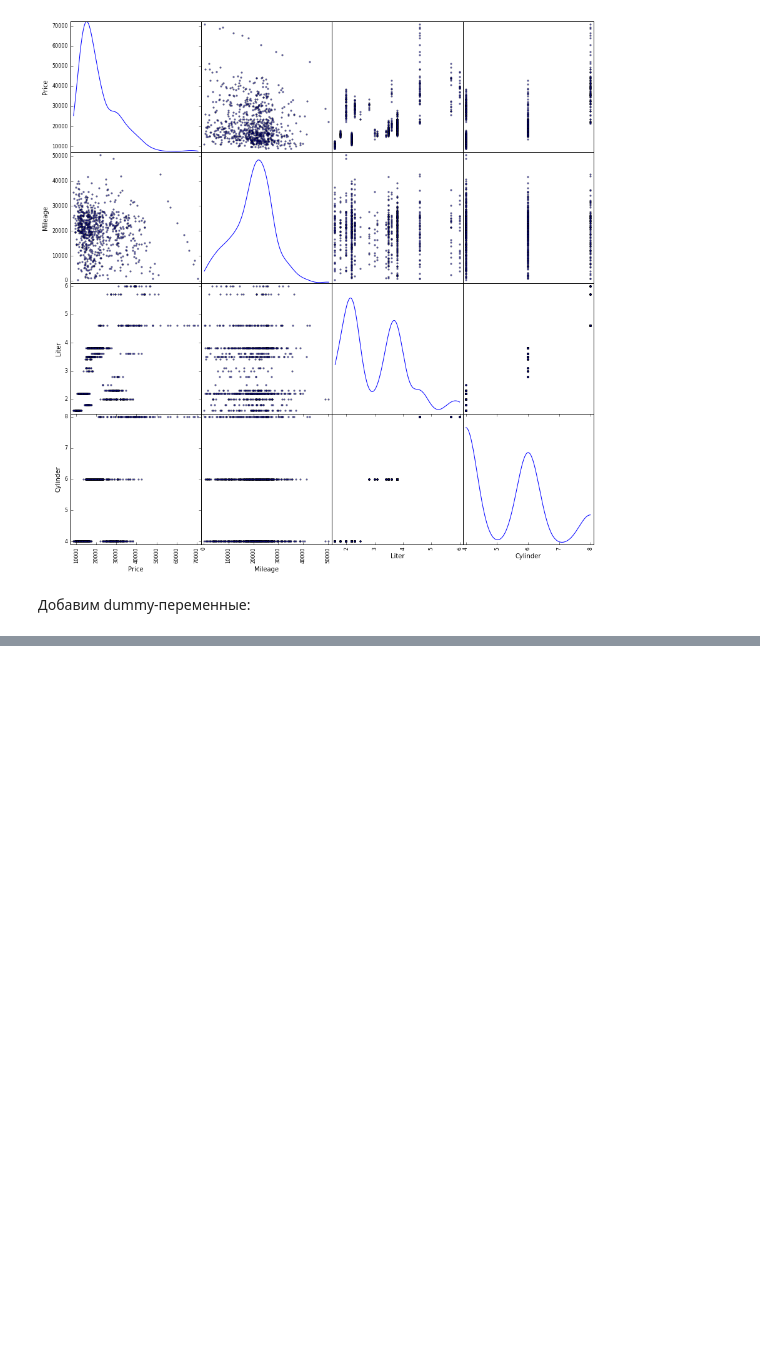
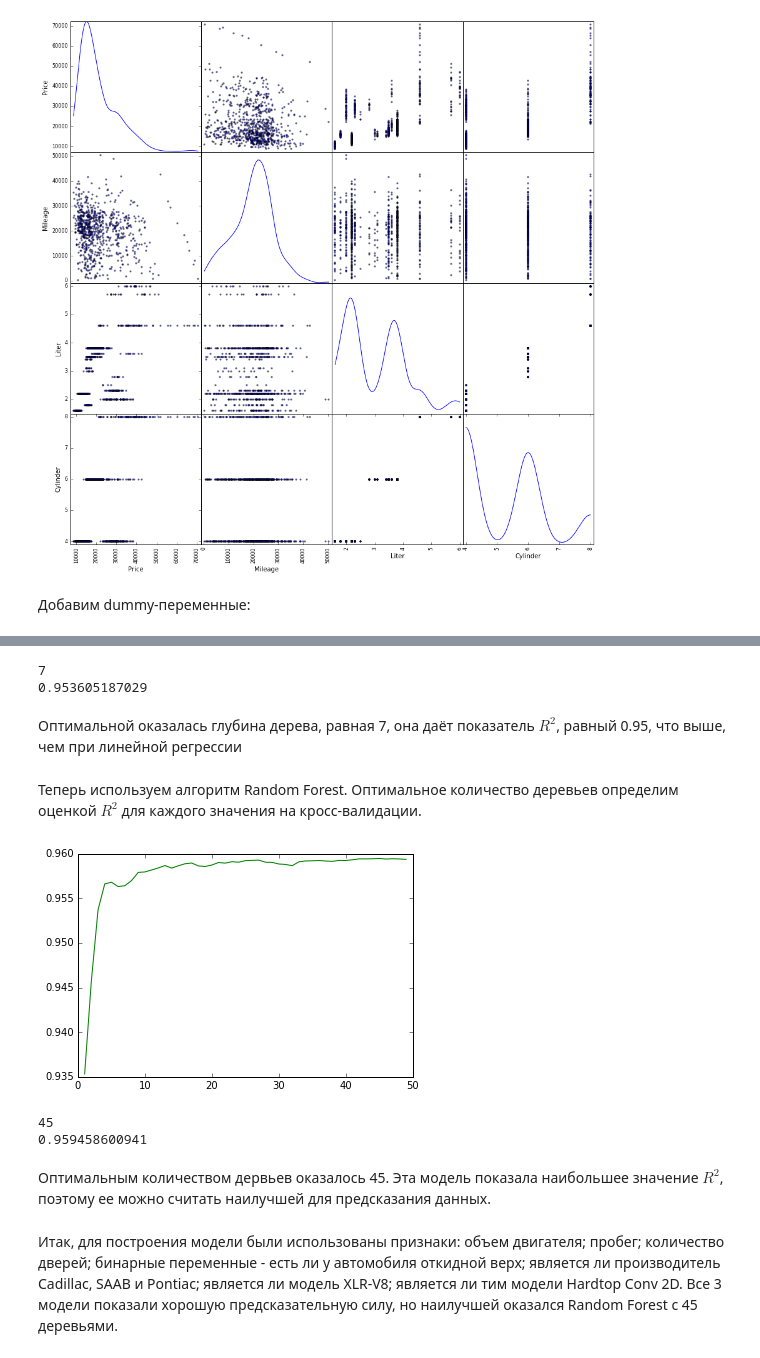
Before and after one commit to Andreidorokhov/Project_Dorokhov, a Jupyter notebook: project_Dorokhov.ipynb, the cells around one changed output, grey strips where cells are left out. Cells and saved outputs as stored; diff of their text form; code cells hidden in the pictures; blank space fills up the shorter version.

```diff
--- a/project_Dorokhov.ipynb
+++ b/project_Dorokhov.ipynb
@@ -158,0 +212,40 @@ cor.sort_values(by='Price',ascending =0)
+# %%
+a=max(test_MSE, key=test_MSE.get)
+print(a)
+print(test_MSE[a])
+# %% [output]
+7
+0.953605187029
+# %% [markdown]
+Оптимальной оказалась глубина дерева, равная 7, она даёт показатель $R^2$, равный 0.95, что выше, чем при линейной регрессии
+# %% [markdown]
+Теперь используем алгоритм Random Forest. Оптимальное количество деревьев определим оценкой $R^2$ для каждого значения на кросс-валидации.
+# %%
+from sklearn.metrics import r2_score
+from sklearn.cross_validation import KFold, cross_val_score
+
+cr_val=KFold(X.shape[0], shuffle=True)
+result={}
+for i in range(1,50):
+    RFR=RandomForestRegressor(n_estimators=i, random_state=1)
+    res=cross_val_score(RFR, X, y, cv=cr_val, scoring ='r2').mean()
+    result[i]=res
+# %%
+plt.figure()
+x = [j for j in range(1,50)]
+y3 = list(result.values())
+plt.plot(x, y3, color='g')
+plt.show()
+# %% [output]
+[figure, added]
+# %%
+b=max(result, key=result.get)
+print(b)
+print(result[b])
+# %% [output]
+45
+0.959458600941
+# %% [markdown]
+Оптимальным количеством дервьев оказалось 45. Эта модель показала наибольшее значение $R^2$, поэтому ее можно считать наилучшей для предсказания данных.
+# %% [markdown]
+Итак, для построения модели были использованы признаки: объем двигателя; пробег; количество дверей; бинарные переменные - есть ли у автомобиля откидной верх; является ли производитель Cadillac, SAAB и Pontiac; является ли модель XLR-V8; является ли тим модели Hardtop Conv 2D. Все 3 модели показали хорошую предсказательную силу, но наилучшей оказался Random Forest с 45 деревьями.
```
Also changed, not shown: parts of 26 cells of this notebook.
